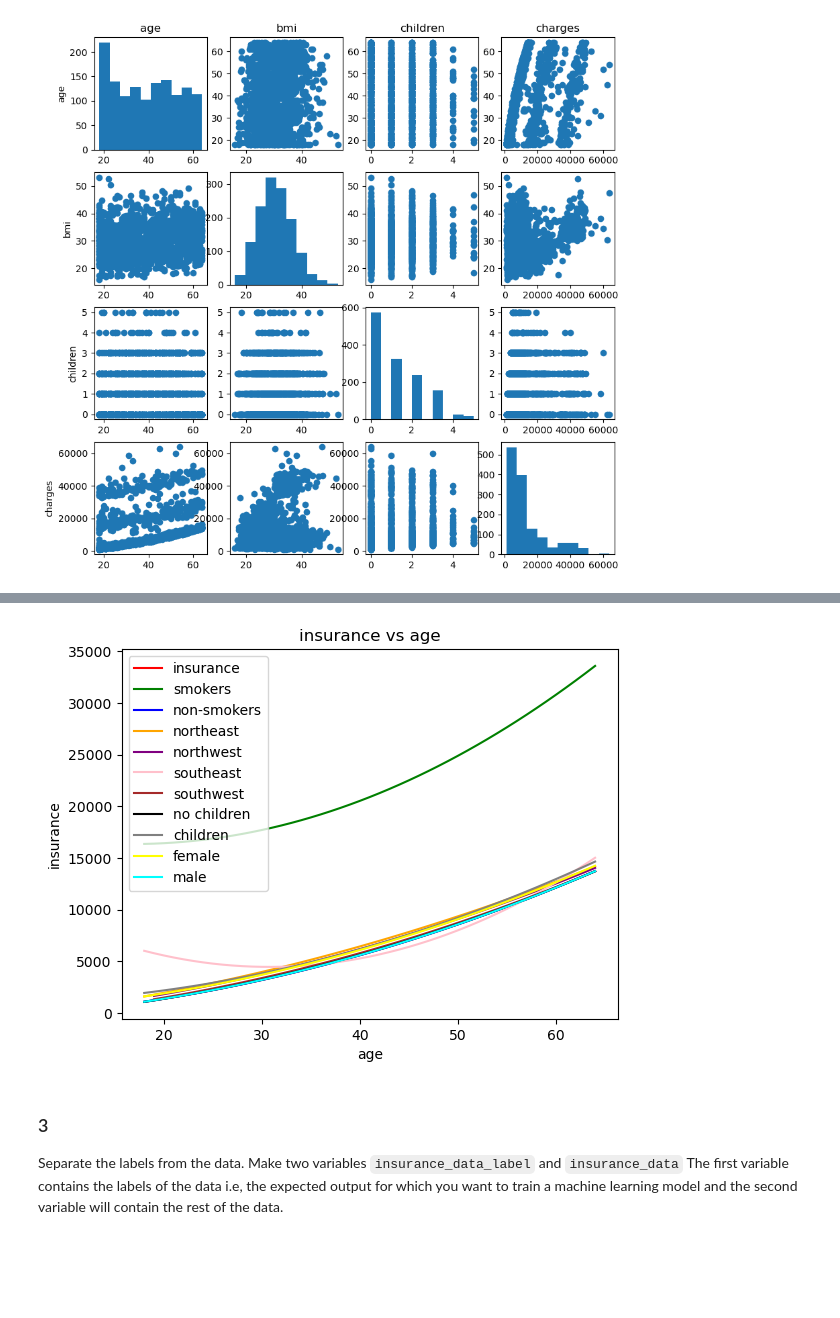
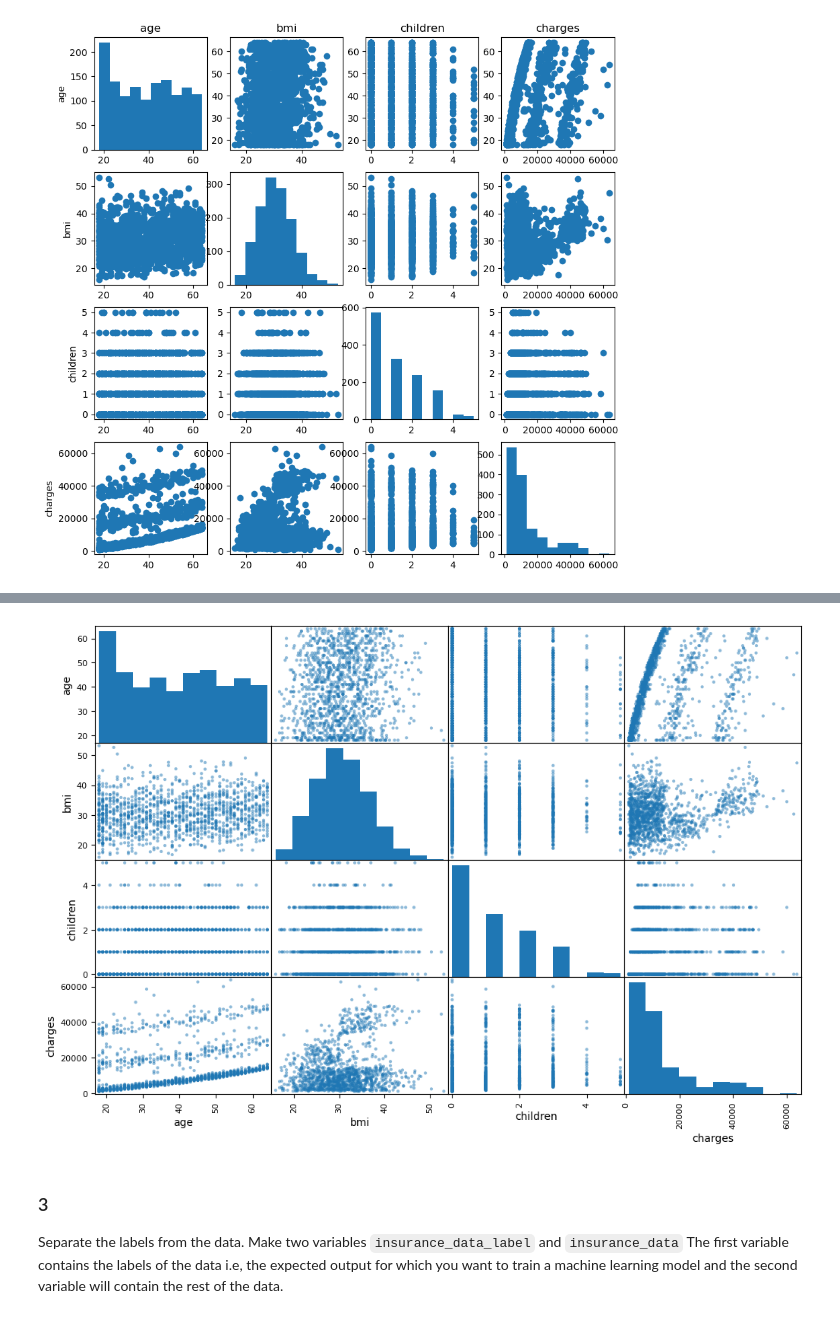
Before and after one commit to lucanatorvs/Applied_Artificial_Intelligence_Lab, a Jupyter notebook: 1/lab1.ipynb, the cells around one changed output, grey strips where cells are left out. Cells and saved outputs as stored; diff of their text form; code cells hidden in the pictures; blank space fills up the shorter version.

```diff
--- a/1/lab1.ipynb
+++ b/1/lab1.ipynb
@@ -433,52 +391,13 @@ Text(35, 1000, 'y = 2.92x^2 + 35.15x + -501.62')
-# %%
-# for every ***, get the lowest charges witch is the insurance
-insurance = df.groupby("age")["charges"].min()
-insurance_smokers = df[df["smoker"] == "yes"].groupby("age")["charges"].min()
-insurance_non_smokers = df[df["smoker"] == "no"].groupby("age")["charges"].min()
-insurance_northeast = df[df["region"] == "northeast"].groupby("age")["charges"].min()
-insurance_northwest = df[df["region"] == "northwest"].groupby("age")["charges"].min()
-insurance_southeast = df[df["region"] == "southeast"].groupby("age")["charges"].min()
-insurance_southwest = df[df["region"] == "southwest"].groupby("age")["charges"].min()
-insurance_no_children = df[df["children"] == 0].groupby("age")["charges"].min()
-insurance_children = df[df["children"] > 0].groupby("age")["charges"].min()
-insurance_sex_f = df[df["sex"] == "female"].groupby("age")["charges"].min()
-insurance_sex_m = df[df["sex"] == "male"].groupby("age")["charges"].min()
-
-# get the best fit line for the insurance for every ***
-z = np.polyfit(insurance.index, insurance.values, 2)
-z_smokers = np.polyfit(insurance_smokers.index, insurance_smokers.values, 2)
-z_non_smokers = np.polyfit(insurance_non_smokers.index, insurance_non_smokers.values, 2)
-z_northeast = np.polyfit(insurance_northeast.index, insurance_northeast.values, 2)
-z_northwest = np.polyfit(insurance_northwest.index, insurance_northwest.values, 2)
-z_southeast = np.polyfit(insurance_southeast.index, insurance_southeast.values, 2)
-z_southwest = np.polyfit(insurance_southwest.index, insurance_southwest.values, 2)
-z_no_children = np.polyfit(insurance_no_children.index, insurance_no_children.values, 2)
-z_children = np.polyfit(insurance_children.index, insurance_children.values, 2)
-z_sex_f = np.polyfit(insurance_sex_f.index, insurance_sex_f.values, 2)
-z_sex_m = np.polyfit(insurance_sex_m.index, insurance_sex_m.values, 2)
-
-# make the plot
-fig, ax = plt.subplots()
-ax.set_title("insurance vs age")
-ax.set_xlabel("age")
-ax.set_ylabel("insurance")
-
-# plot the data for every ***
-ax.plot(insurance.index, np.polyval(z, insurance.index), label="insurance", color="red")
-ax.plot(insurance_smokers.index, np.polyval(z_smokers, insurance_smokers.index), label="smokers", color="green")
-ax.plot(insurance_non_smokers.index, np.polyval(z_non_smokers, insurance_non_smokers.index), label="non-smokers", color="blue")
-ax.plot(insurance_northeast.index, np.polyval(z_northeast, insurance_northeast.index), label="northeast", color="orange")
-ax.plot(insurance_northwest.index, np.polyval(z_northwest, insurance_northwest.index), label="northwest", color="purple")
-ax.plot(insurance_southeast.index, np.polyval(z_southeast, insurance_southeast.index), label="southeast", color="pink")
-ax.plot(insurance_southwest.index, np.polyval(z_southwest, insurance_southwest.index), label="southwest", color="brown")
-ax.plot(insurance_no_children.index, np.polyval(z_no_children, insurance_no_children.index), label="no children", color="black")
-ax.plot(insurance_children.index, np.polyval(z_children, insurance_children.index), label="children", color="grey")
-ax.plot(insurance_sex_f.index, np.polyval(z_sex_f, insurance_sex_f.index), label="female", color="yellow")
-ax.plot(insurance_sex_m.index, np.polyval(z_sex_m, insurance_sex_m.index), label="male", color="cyan")
-
-ax.legend();
-# %% [output]
-[figure, removed]
+# %%
+# or do this
+from pandas.plotting import scatter_matrix
+
+# create a scatter matrix
+attributes = ["age", "bmi", "children", "charges"]
+scatter_matrix(df[attributes], figsize=(12, 8))
+plt.show()
+# %% [output]
+[figure, added]
 # %% [markdown]
 ### 3
 
```
Also changed, not shown: parts of 11 cells of this notebook.
